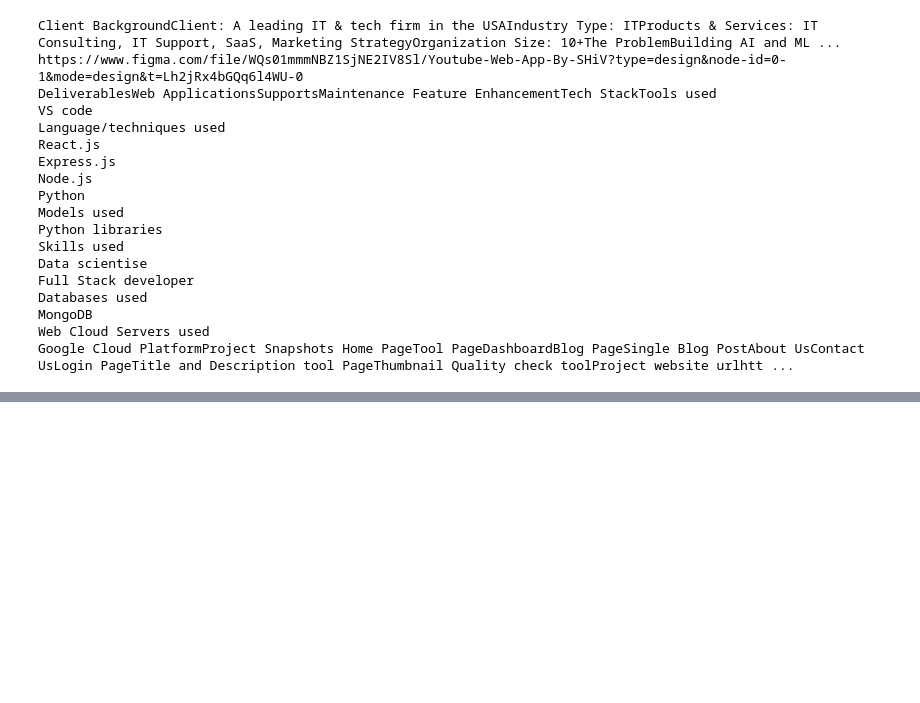
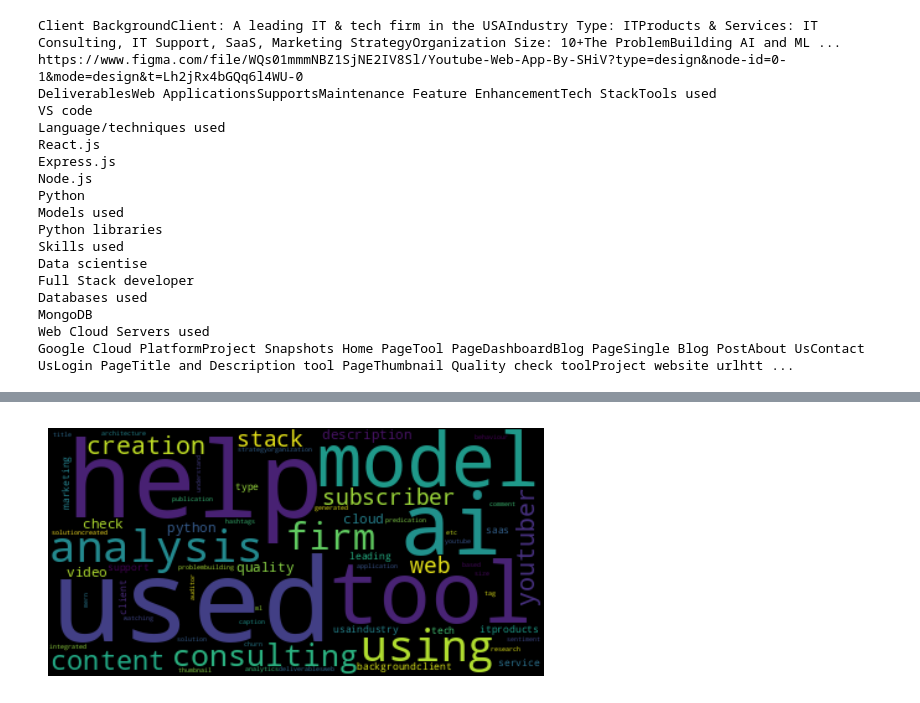
Before and after one commit to Prbhudeb/text_analyzer, a Jupyter notebook: notebooks/Text_Analyzer.ipynb, the cells around one changed output, grey strips where cells are left out. Saved outputs shown, nothing was run; the diff lists cells and outputs as text; code cells hidden in the pictures; blank space fills up the shorter version.

```diff
--- a/notebooks/Text_Analyzer.ipynb
+++ b/notebooks/Text_Analyzer.ipynb
@@ -135,3 +125,78 @@ TypeError: expected string or bytes-like object, got 'TextBlob'
 # %%
-print(soup)
+import nltk
+import matplotlib.pyplot as plt
+
+# Ensure the necessary NLTK corpora are downloaded
+# nltk.download('punkt')
+# nltk.download('stopwords')
+# nltk.download('wordnet')
+
+import re
+from wordcloud import WordCloud
+from nltk.tokenize import word_tokenize
+from nltk.corpus import stopwords
+from nltk.stem import WordNetLemmatizer
+from textblob import TextBlob
+from collections import Counter
+from sklearn.feature_extraction.text import CountVectorizer, TfidfVectorizer
+
+# Function to preprocess text
+def preprocess_text(text):
+    # 1. Lowercasing
+    text = text.lower()
+
+    # 2. Remove URLs, Emails, Special Characters
+    text = re.sub(r'https?://\S+|www\.\S+', '', text)
+    # Remove emails
+    text = re.sub(r'\S+@\S+', '', text)
+    # Remove non-alphabetic characters, retaining spaces
+    text = re.sub(r'[^a-zA-Z\s]', '', text)
+    # Remove extra whitespaces
+    text = re.sub(r'\s+', ' ', text).strip()
+
+    # 3. Tokenization
+    tokens = word_tokenize(text)
+
+    # 4. Remove stopwords
+    stop_words = set(stopwords.words('english'))
+    filtered_tokens = [word for word in tokens if word not in stop_words]
+
+    # 5. Lemmatization
+    lemmatizer = WordNetLemmatizer()
+    lemmatized_tokens = [lemmatizer.lemmatize(word) for word in filtered_tokens]
+
+    word_counts = Counter(lemmatized_tokens)
+    print(word_counts.most_common(10))
+
+    wordcloud = WordCloud().generate(' '.join(lemmatized_tokens))
+    plt.imshow(wordcloud, interpolation='bilinear')
+    plt.axis("off")
+    plt.show()
+
+    # 6. Join tokens to form cleaned text
+    text = " ".join(lemmatized_tokens)
+
+    # 7. Optional: Spelling correction
+    blob = TextBlob(text)
+    corrected_text = str(blob.correct())
+
+    # 8. Optional: Feature Extraction using BoW or TF-IDF
+    # BoW
+    vectorizer = CountVectorizer()
+    X_bow = vectorizer.fit_transform([corrected_text])
+
+    # TF-IDF
+    tfidf_vectorizer = TfidfVectorizer()
+    X_tfidf = tfidf_vectorizer.fit_transform([corrected_text])
+
+    return corrected_text, X_bow, X_tfidf
+
+# Example usage
+raw_text = "This is an example text with a URL: https://example.com and some punctuation!"
+cleaned_text, bow_features, tfidf_features = preprocess_text(dt)
+
+# Output the cleaned text and feature vectors
+print("Cleaned Text:", cleaned_text)
+print("BoW Features:", bow_features.toarray())
+print("TF-IDF Features:", tfidf_features.toarray())
 # %% [output]
@@ -154,0 +204 @@ var td_res_context_registered_atts=["style_general_mobile_menu","style_general_h
+[figure, added]
```
Also changed, not shown: parts of 9 cells of this notebook, 8 other files.
